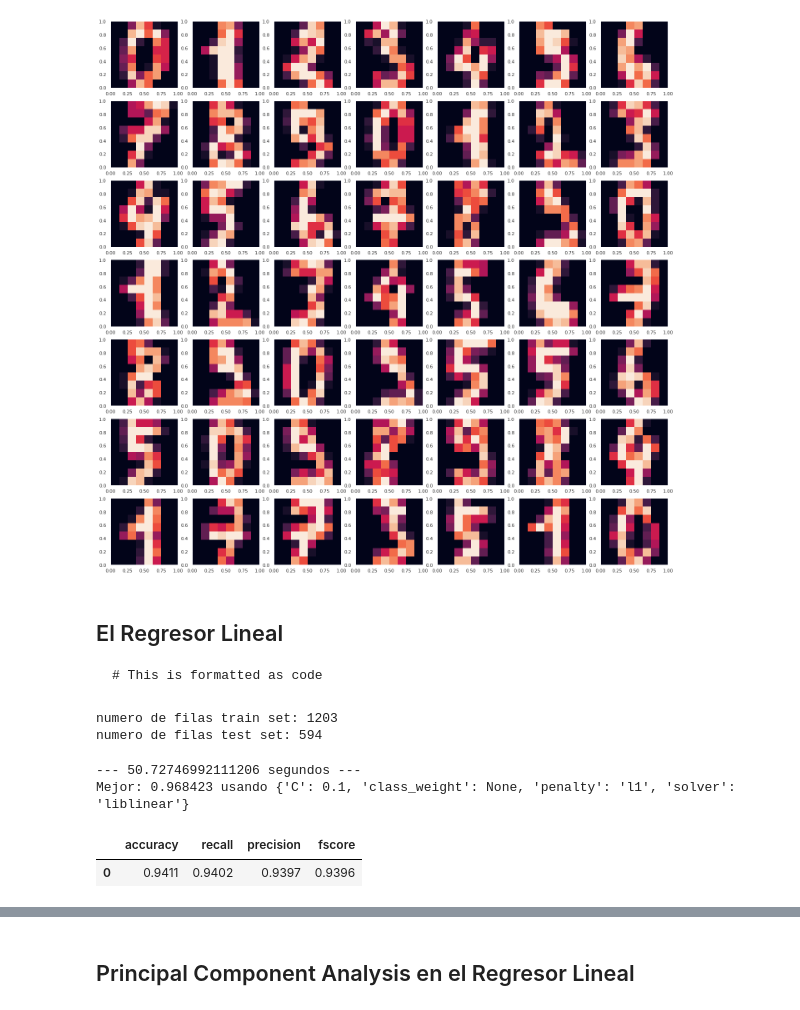
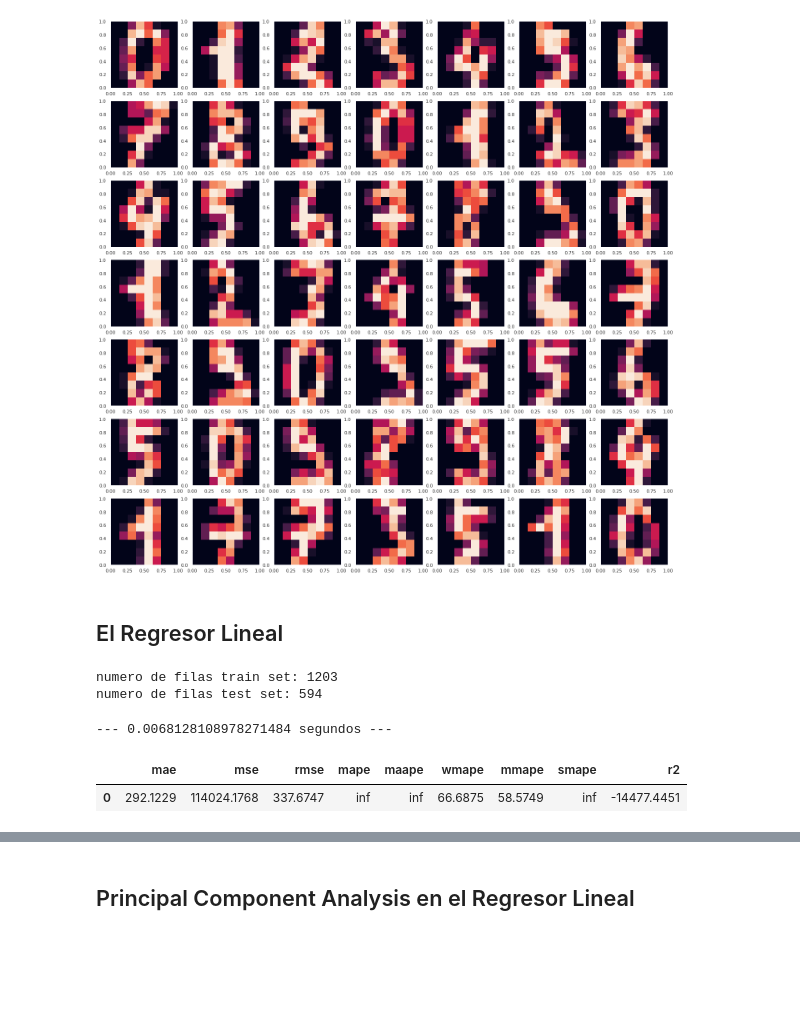
Before and after one commit to zhjavdi/Taller-2-INF398, a Jupyter notebook: Taller-2-INF398.ipynb, the cells around one changed output, grey strips where cells are left out. Saved outputs shown, nothing was run; the diff lists cells and outputs as text; code cells hidden in the pictures; blank space fills up the shorter version.

````diff
--- a/Taller-2-INF398.ipynb
+++ b/Taller-2-INF398.ipynb
@@ -408,28 +678,3 @@ plt.show()
 [figure]
 # %% [markdown]
 ## El Regresor Lineal
-
-```
-# This is formatted as code
-```
-# %%
-from sklearn.metrics import accuracy_score, recall_score, precision_score, f1_score
-
-def summary_metrics(df) -> pd.DataFrame:
-    """
-    Aplicar las distintas metricas definidas
-    :param df:  dataframe con las columnas: ['y','yhat']
-    :return: dataframe con las metricas especificadas
-    """
-    df_result = pd.DataFrame()
-
-    y_true = df['y']
-    y_pred = df['yhat']
-
-    df_result['accuracy'] = [round(accuracy_score(y_true,y_pred),4)]
-    df_result['recall'] = [round(recall_score(y_true,y_pred, average="macro"),4)]
-    df_result['precision'] = [round(precision_score(y_true,y_pred, average="macro"),4)]
-    df_result['fscore'] = [round(f1_score(y_true,y_pred, average="macro"),4)]
-
-
-    return df_result
@@ -448,35 +832,21 @@ numero de filas train set: 1203
 numero de filas test set: 594
 # %%
 #Modelo de Regresión logística usando GridsearchCV
-from sklearn.linear_model import LogisticRegression
-from sklearn.model_selection import GridSearchCV
+from sklearn.linear_model import LinearRegression
 import time
 
-#Selección de hiperparámetros
-params_logreg = {
-          'penalty' : ['l1', 'l2'],
-          'C' : [100, 10 , 1, 0.1, 0.01],
-          'class_weight' : ['balanced', None],
-          'solver' : ['liblinear'],
-          }
-
-logreg_model = LogisticRegression()
-
-logreg_gridsearchcv = GridSearchCV(estimator = logreg_model, param_grid = params_logreg, cv = 10)
+linreg_model = LinearRegression()
 
 start_time = time.time()
 
-logreg_grid_result = logreg_gridsearchcv.fit(X_train, y_train)
-
+linreg_grid_result = linreg_model.fit(X_train, y_train)
 
 print("--- %s segundos ---" % (time.time() - start_time))
 
-print("Mejor: %f usando %s" % (logreg_grid_result.best_score_, logreg_grid_result.best_params_))
-
-y_pred = logreg_gridsearchcv.predict(X_test)
+y_pred = linreg_grid_result.predict(X_test)
+y_pred = lab_enc.fit_transform(y_pred)
 summary_metrics(pd.DataFrame(data={'y':y_test, 'yhat':y_pred}))
 # %% [output]
---- 50.72746992111206 segundos ---
-Mejor: 0.968423 usando {'C': 0.1, 'class_weight': None, 'penalty': 'l1', 'solver': 'liblinear'}
+--- 0.0068128108978271484 segundos ---
-|  | accuracy | recall | precision | fscore |
-| 0 | 0.9411 | 0.9402 | 0.9397 | 0.9396 |
+|  | mae | mse | rmse | mape | maape | wmape | mmape | smape | r2 |
+| 0 | 292.1229 | 114024.1768 | 337.6747 | inf | inf | 66.6875 | 58.5749 | inf | -14477.4451 |
````
Also changed, not shown: parts of 49 cells of this notebook.
